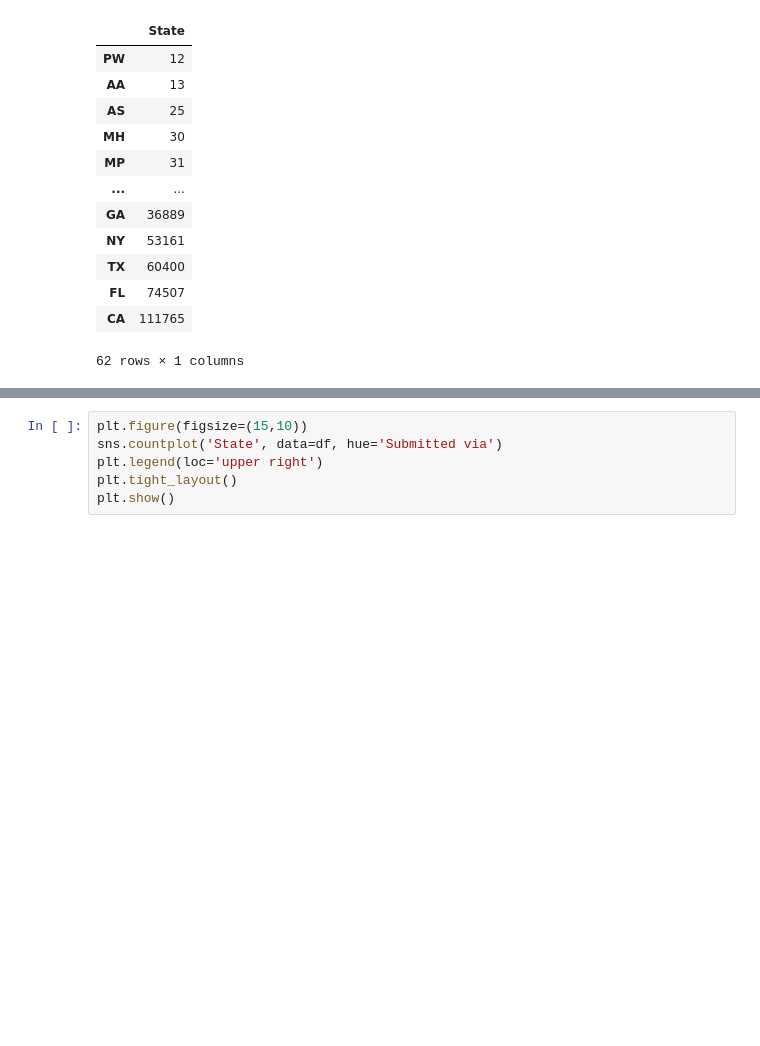
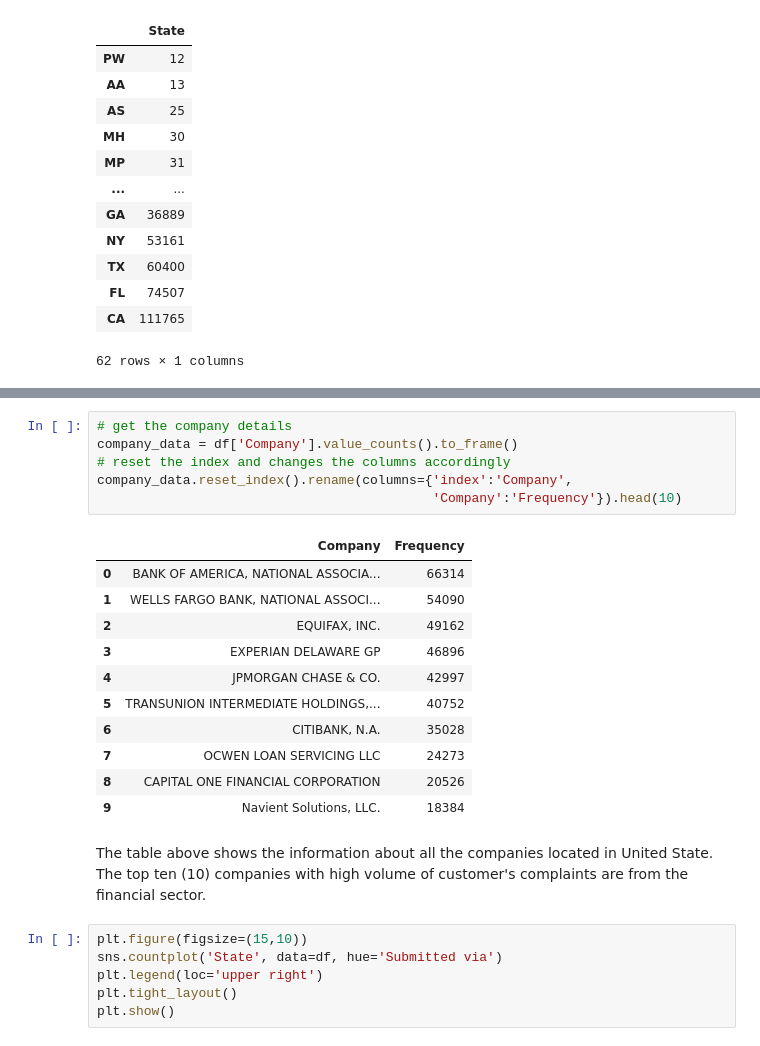
Before and after one commit to Tobi-Ade/Machine-Learning-Deployment, a Jupyter notebook: read.ipynb, the cells around one changed output, grey strips where cells are left out. Drawn from its saved outputs; the diff is of its cells as text; blank space fills up the shorter version.

```diff
--- a/read.ipynb
+++ b/read.ipynb
@@ -136,3 +150,23 @@ state_df
+# %%
+# get the company details
+company_data = df['Company'].value_counts().to_frame()
+# reset the index and changes the columns accordingly
+company_data.reset_index().rename(columns={'index':'Company',
+                                           'Company':'Frequency'}).head(10)
+# %% [output]
+|  | Company | Frequency |
+| 0 | BANK OF AMERICA, NATIONAL ASSOCIA... | 66314 |
+| 1 | WELLS FARGO BANK, NATIONAL ASSOCI... | 54090 |
+| 2 | EQUIFAX, INC. | 49162 |
+| 3 | EXPERIAN DELAWARE GP | 46896 |
+| 4 | JPMORGAN CHASE & CO. | 42997 |
+| 5 | TRANSUNION INTERMEDIATE HOLDINGS,... | 40752 |
+| 6 | CITIBANK, N.A. | 35028 |
+| 7 | OCWEN LOAN SERVICING LLC | 24273 |
+| 8 | CAPITAL ONE FINANCIAL CORPORATION | 20526 |
+| 9 | Navient Solutions, LLC. | 18384 |
+# %% [markdown]
+The table above shows the information about all the companies located in United State. The top ten (10) companies with high volume of customer's complaints are from the financial sector.
 # %%
 plt.figure(figsize=(15,10))
 sns.countplot('State', data=df, hue='Submitted via')
```
Also changed, not shown: parts of 2 cells of this notebook.
